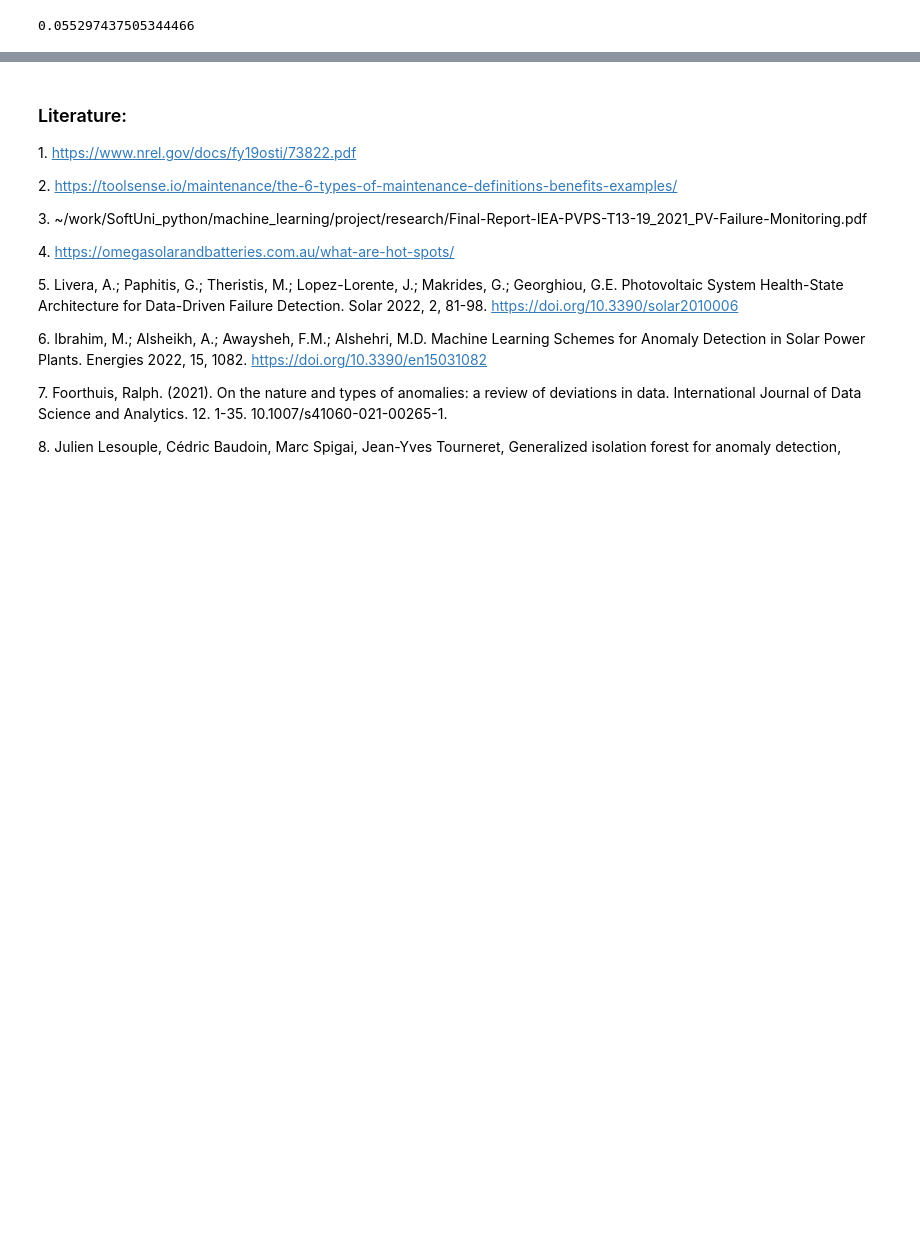
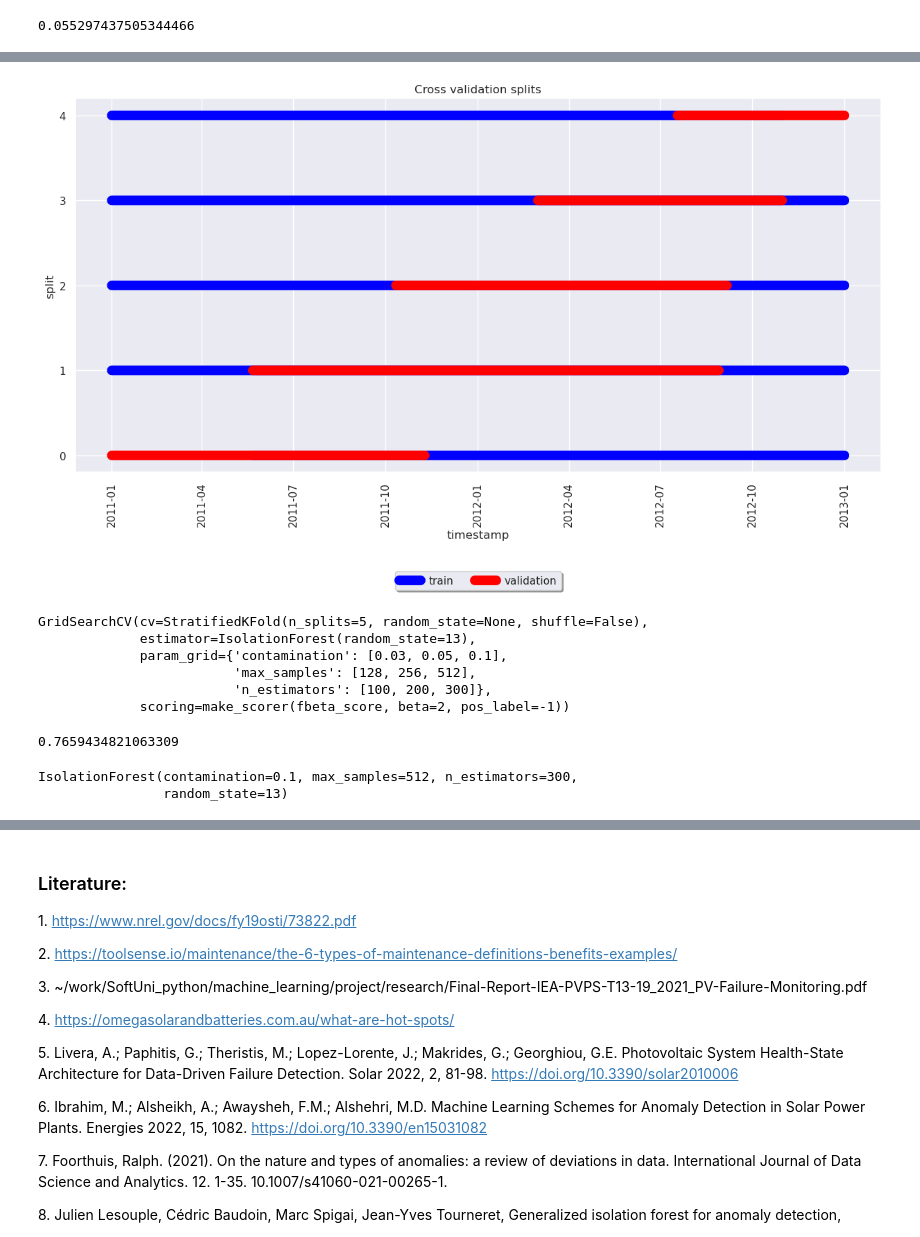
Before and after one commit to Ivelina-Z/Anomaly-detection-in-PV-system, a Jupyter notebook: Anomaly_detection_PV_system.ipynb, the cells around one changed output, grey strips where cells are left out. Saved outputs shown, nothing was run; the diff lists cells and outputs as text; code cells hidden in the pictures; blank space fills up the shorter version.

```diff
--- a/Anomaly_detection_PV_system.ipynb
+++ b/Anomaly_detection_PV_system.ipynb
@@ -329,0 +359,4 @@ train_data_contamination
+# %%
+cv_stratified_split = StratifiedKFold(n_splits=5)
+# %%
+split_indexes = list(cv_stratified_split.split(train_data_preprocessed, train_data_labels))
@@ -329,0 +366,16 @@ train_data_contamination
+# %%
+plt.title('Cross validation splits')
+[plt.plot(train_data_timestamp[split_indexes[split][0]], [split] + 0 * split_indexes[split][0], c ='blue', label = 'train' if split == 0 else '_nolegend_', linewidth=10) for split in range(cv_stratified_split.n_splits)]
+[plt.plot(train_data_timestamp[split_indexes[split][1]], [split] + 0 * split_indexes[split][1], c = 'red', label = 'validation' if split == 0 else '_nolegend_',  linewidth=10) for split in range(cv_stratified_split.n_splits)]
+
+plt.xlabel('timestamp')
+plt.xticks(rotation = 90)
+
+plt.yticks(range(0, cv_stratified_split.n_splits))
+plt.ylabel('split')
+
+plt.legend(loc='upper center', bbox_to_anchor=(0.5, -0.25),
+           fancybox=True, shadow=True, ncol=2)
+plt.show()
+# %% [output]
+[figure, added]
@@ -329,0 +390,9 @@ train_data_contamination
+# %%
+grid_search.fit(train_data_preprocessed, train_data_labels)
+# %% [output]
+GridSearchCV(cv=StratifiedKFold(n_splits=5, random_state=None, shuffle=False),
+             estimator=IsolationForest(random_state=13),
+             param_grid={'contamination': [0.03, 0.05, 0.1],
+                         'max_samples': [128, 256, 512],
+                         'n_estimators': [100, 200, 300]},
+             scoring=make_scorer(fbeta_score, beta=2, pos_label=-1))
@@ -329,0 +405,9 @@ train_data_contamination
+# %%
+grid_search.best_score_
+# %% [output]
+0.7659434821063309
+# %%
+grid_search.best_estimator_
+# %% [output]
+IsolationForest(contamination=0.1, max_samples=512, n_estimators=300,
+                random_state=13)
```
Also changed, not shown: parts of 13 cells of this notebook.
